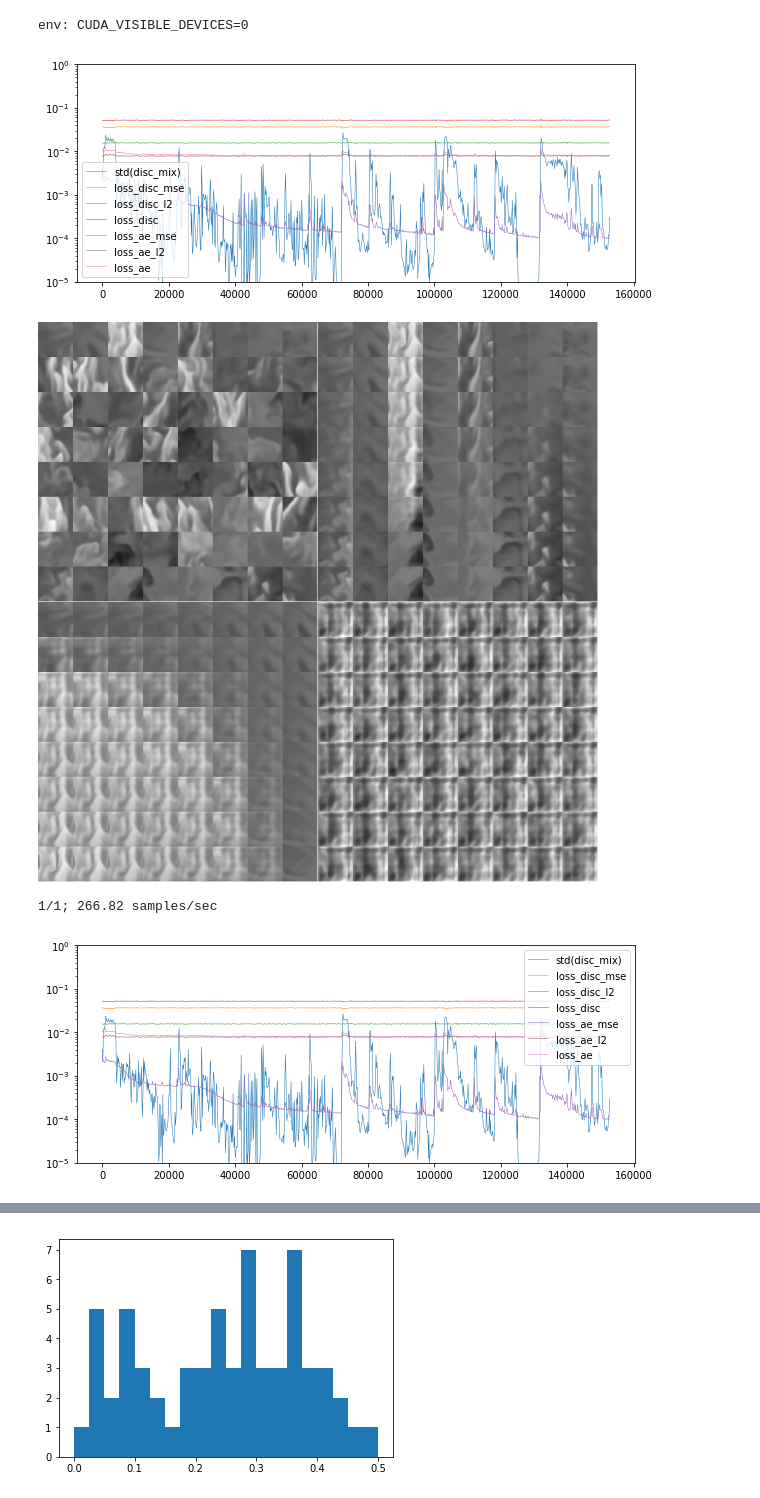
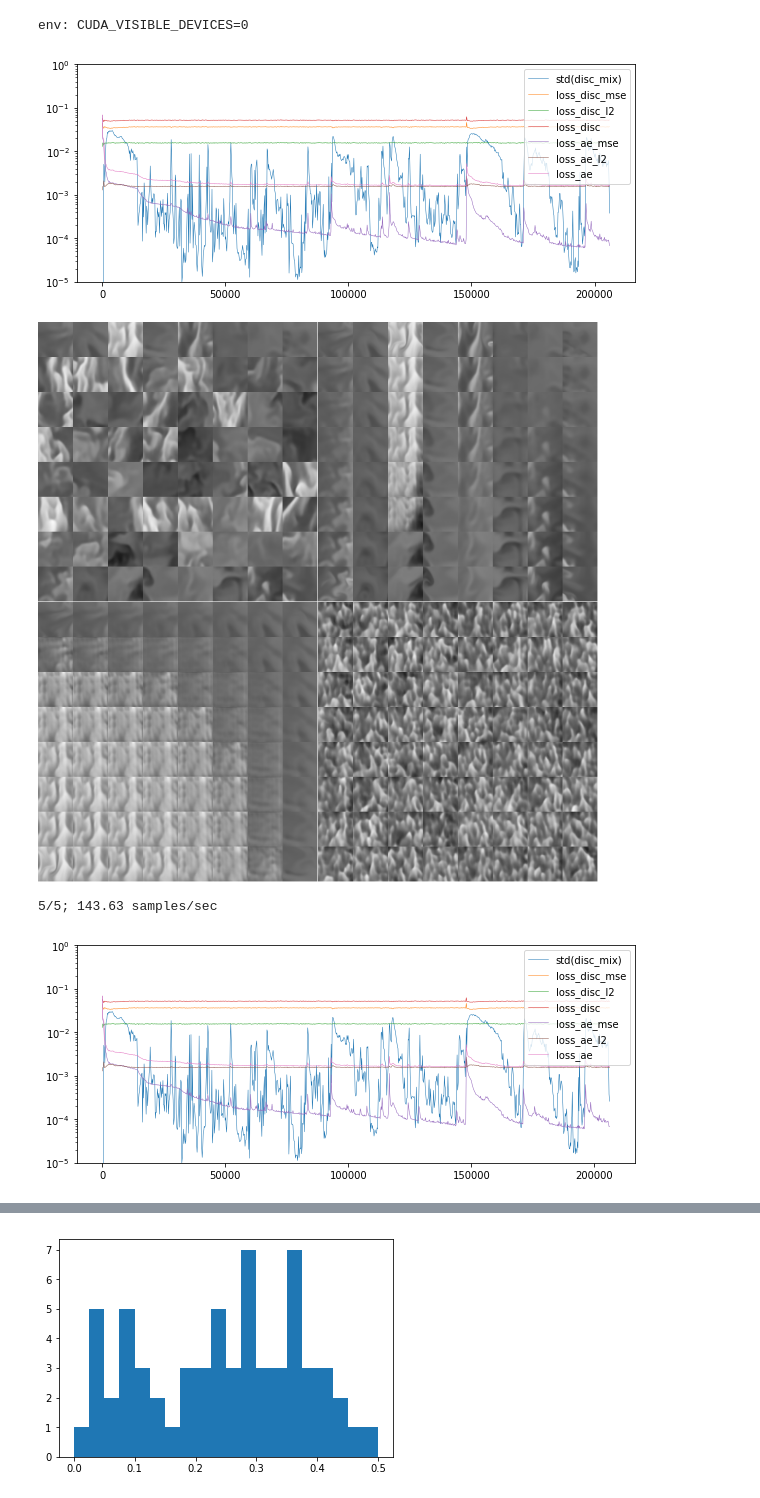
Before and after one commit to slanderson/inturbulate, a Jupyter notebook: ACAI-PyTorch-turb.ipynb, the cells around one changed output, grey strips where cells are left out. Drawn from its saved outputs; the diff is of its cells as text; code cells hidden in the pictures.

```diff
--- a/ACAI-PyTorch-turb.ipynb
+++ b/ACAI-PyTorch-turb.ipynb
@@ -27,9 +27,9 @@ args = {
     'latent_width': 4,
     'depth': 16,
     'advdepth': 16,
-    'advweight': 0.5,
+    'advweight': 0.1,
     'reg': 0.2,
-    'latent': 1000,
+    'latent': 100,
     'colors': 1,
     'lr': 0.0001,
     'batch_size': 64,
@@ -203,7 +203,7 @@ def status():
     chunks = [np.pad(e, (0,1), mode='constant', constant_values=255) for e in chunks]
     return make_mosaic(chunks)
 # %%
-model_to_load = 'ACAI_mike'
+model_to_load = 'ACAI_small_lessadv'
 
 checkpoint = torch.load(model_to_load + '.tar')
 encoder.load_state_dict(checkpoint['encoder_state_dict'])
@@ -222,8 +222,8 @@ DEBUG_MODE = False
 
 it = 0
 start_time = time.time()
-args['epochs'] = 1
-checkpoint_name = "ACAI_small_noadv"
+args['epochs'] = 5
+checkpoint_name = model_to_load
 
 try:
     for epoch in range(args['epochs']):
@@ -267,36 +267,36 @@ try:
 
                 plt.figure(facecolor='w', figsize=(10,4))
                 for key in losses:
                     total = len(losses[key])
                     skip = 1 + (total // 1000)
                     y = build_batches(losses[key], skip).mean(axis=-1)
                     x = np.linspace(0, total, len(y))
                     plt.semilogy(x, y, label=key, lw=0.5)
                     plt.ylim((10e-6, 10e-1))
                 plt.legend(loc='upper right')
 
                 clear_output(wait=True)
                 plt.show()
                 show_array(img * 255)
 
                 speed = args['batch_size'] * it / (time.time() - start_time)
                 print(f'{epoch+1}/{args["epochs"]}; {speed:.2f} samples/sec')
 
             it += 1
         torch.save({
             'encoder_state_dict': encoder.state_dict(),
             'decoder_state_dict': decoder.state_dict(),
             'discriminator_state_dict': discriminator.state_dict(),
             'opt_ae_state_dict': opt_ae.state_dict(),
             'opt_d_state_dict': opt_d.state_dict(),
             'losses': losses
             }, checkpoint_name + ".tar")
 except KeyboardInterrupt:
     pass
 # %% [output]
-[figure, old version]
+[figure, new version]
-[figure, old version]
+[figure, new version]
-1/1; 266.82 samples/sec
+5/5; 143.63 samples/sec
 # %%
 plt.figure(facecolor='w', figsize=(10,4))
 for key in losses:
@@ -311,7 +311,7 @@ plt.legend(loc='upper right')
 clear_output(wait=True)
 plt.show()
 # %% [output]
-[figure, old version]
+[figure, new version]
 # %%
 fontsize=15
 
```
Also changed, not shown: parts of 3 cells of this notebook.
